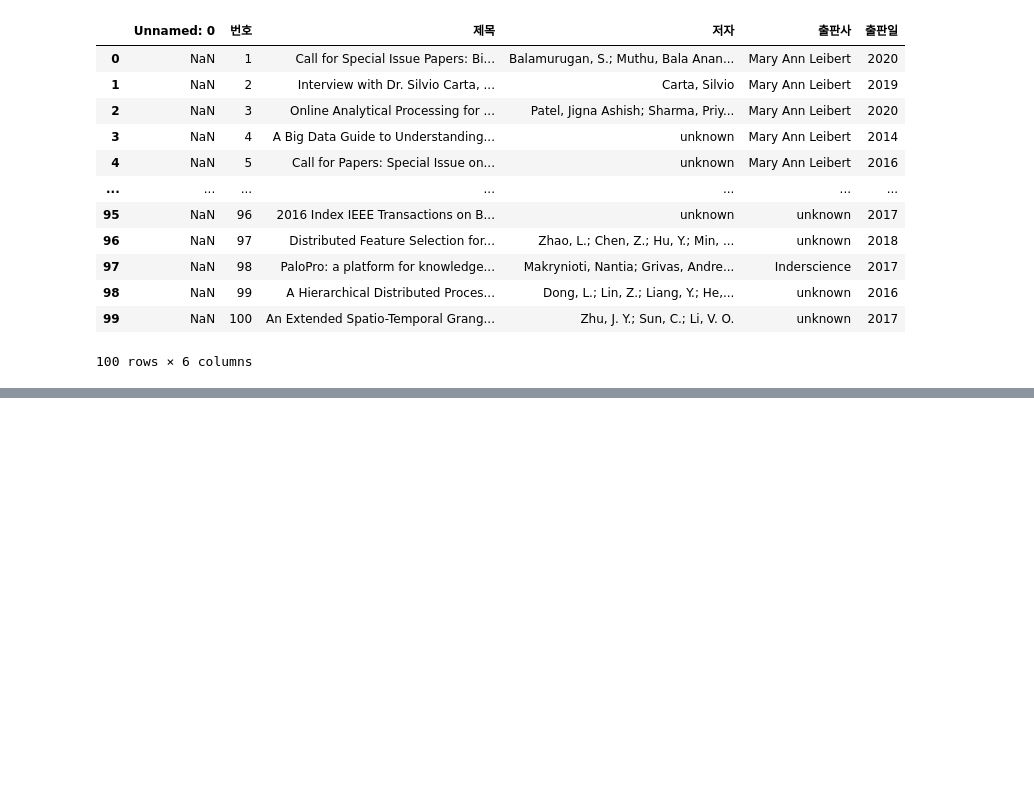
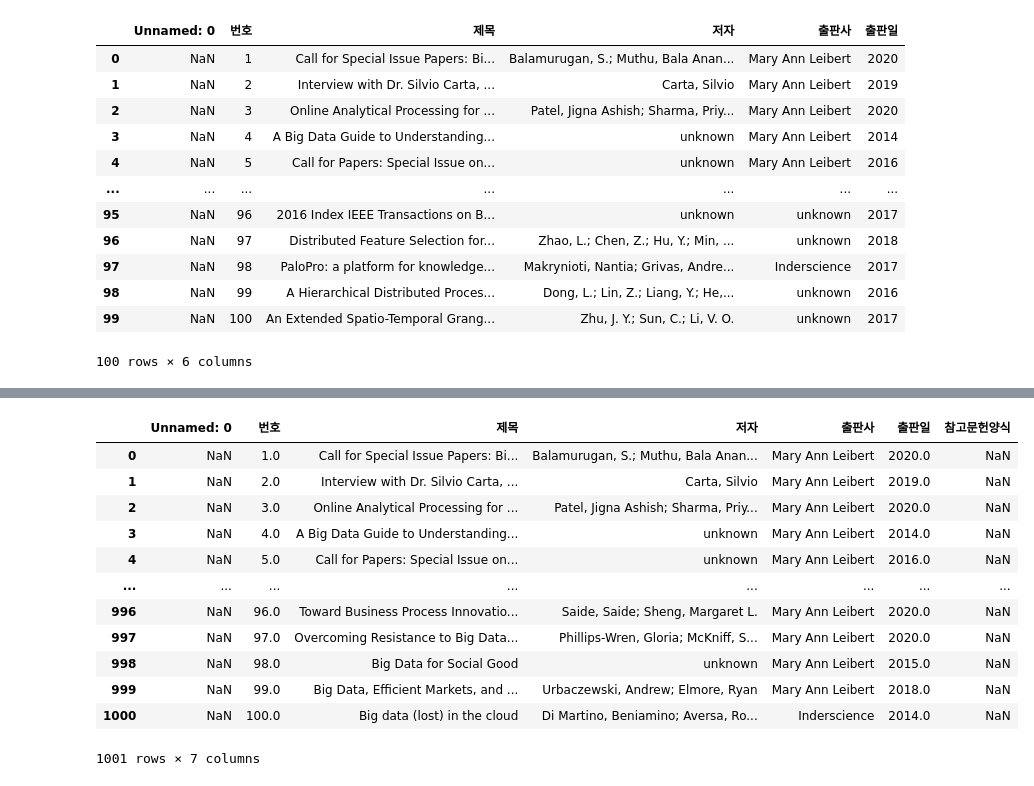
Before and after one commit to bank2014/Python_Datamining, a Jupyter notebook: 8장 영어단어분석.ipynb, the cells around one changed output, grey strips where cells are left out. Cells and saved outputs as stored; diff of their text form; code cells hidden in the pictures; blank space fills up the shorter version.

```diff
--- a/8장 영어단어분석.ipynb
+++ b/8장 영어단어분석.ipynb
@@ -95,0 +137,17 @@ all_files_data[0] #작업 내용 확인
+# %%
+all_files_data_concat = pd.concat(all_files_data, axis = 0, ignore_index = True)
+all_files_data_concat #출력하여 내용 확인
+# %% [output]
+|  | Unnamed: 0 | 번호 | 제목 | 저자 | 출판사 | 출판일 | 참고문헌양식 |
+| 0 | NaN | 1.0 | Call for Special Issue Papers: Bi... | Balamurugan, S.; Muthu, Bala Anan... | Mary Ann Leibert | 2020.0 | NaN |
+| 1 | NaN | 2.0 | Interview with Dr. Silvio Carta, ... | Carta, Silvio | Mary Ann Leibert | 2019.0 | NaN |
+| 2 | NaN | 3.0 | Online Analytical Processing for ... | Patel, Jigna Ashish; Sharma, Priy... | Mary Ann Leibert | 2020.0 | NaN |
+| 3 | NaN | 4.0 | A Big Data Guide to Understanding... | unknown | Mary Ann Leibert | 2014.0 | NaN |
+| 4 | NaN | 5.0 | Call for Papers: Special Issue on... | unknown | Mary Ann Leibert | 2016.0 | NaN |
+| ... | ... | ... | ... | ... | ... | ... | ... |
+| 996 | NaN | 96.0 | Toward Business Process Innovatio... | Saide, Saide; Sheng, Margaret L. | Mary Ann Leibert | 2020.0 | NaN |
+| 997 | NaN | 97.0 | Overcoming Resistance to Big Data... | Phillips-Wren, Gloria; McKniff, S... | Mary Ann Leibert | 2020.0 | NaN |
+| 998 | NaN | 98.0 | Big Data for Social Good | unknown | Mary Ann Leibert | 2015.0 | NaN |
+| 999 | NaN | 99.0 | Big Data, Efficient Markets, and ... | Urbaczewski, Andrew; Elmore, Ryan | Mary Ann Leibert | 2018.0 | NaN |
+| 1000 | NaN | 100.0 | Big data (lost) in the cloud | Di Martino, Beniamino; Aversa, Ro... | Inderscience | 2014.0 | NaN |
+1001 rows × 7 columns
```
Also changed, not shown: parts of 13 cells of this notebook, 2 other files.
